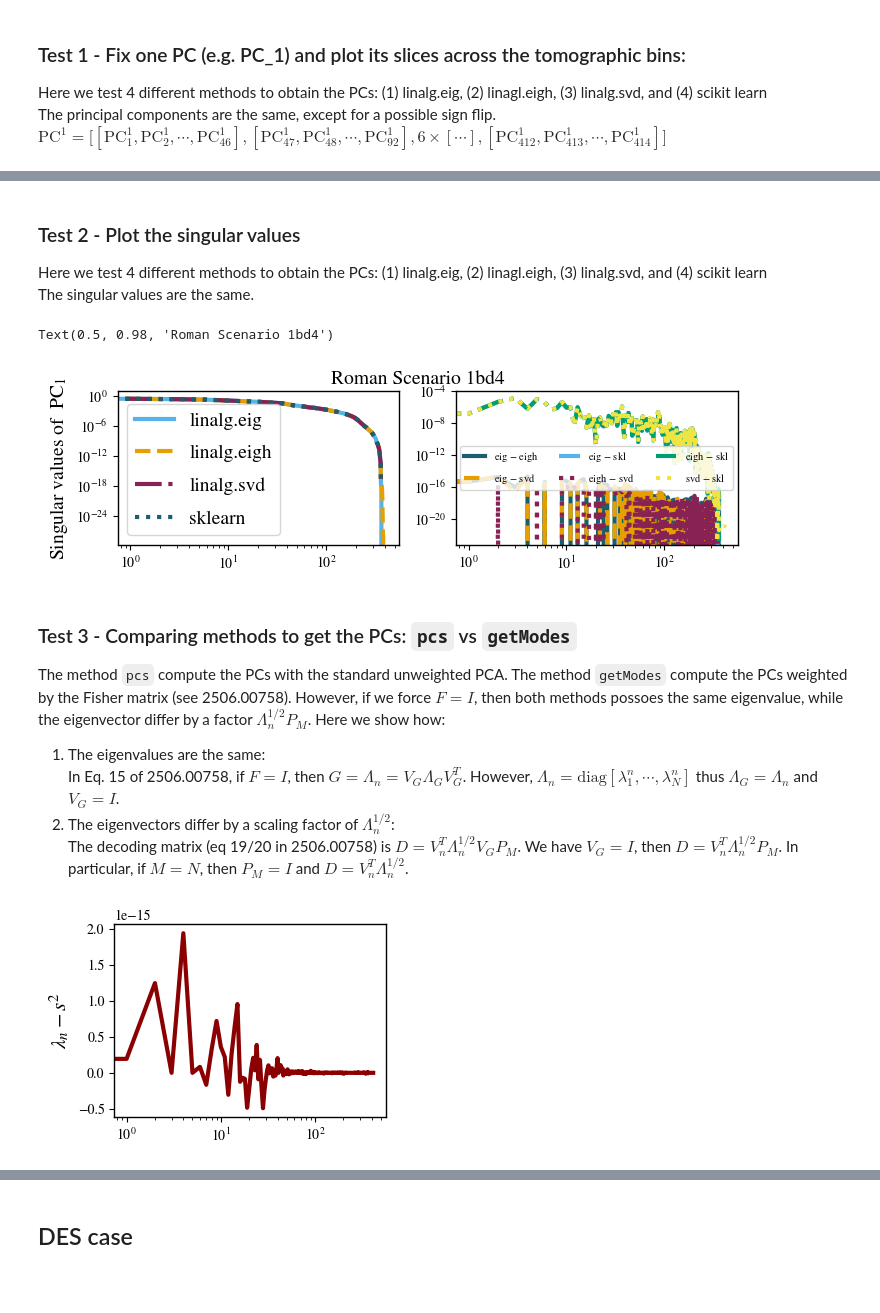
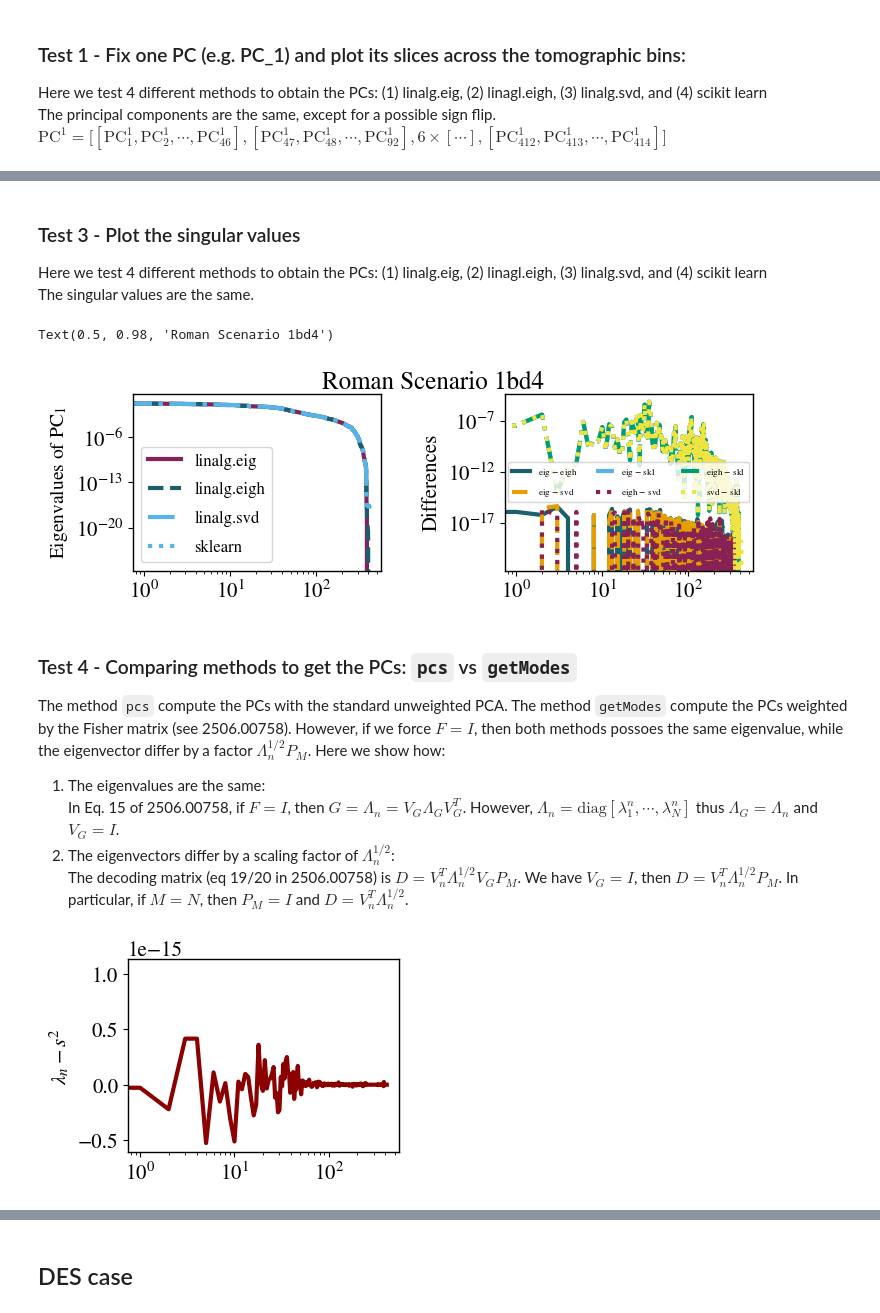
Before and after one commit to Roman-HLIS-Cosmology-PIT/cocoa_photoz, a Jupyter notebook: codes/example.ipynb, the cells around one changed output, grey strips where cells are left out. Cells and saved outputs as stored; diff of their text form; code cells hidden in the pictures; blank space fills up the shorter version.

```diff
--- a/codes/example.ipynb
+++ b/codes/example.ipynb
@@ -3,6 +3,7 @@ import numpy as np
 import matplotlib
 import matplotlib.pyplot as plt
 from matplotlib.ticker import FormatStrFormatter
+from matplotlib.ticker import FuncFormatter
 %matplotlib inline
 import h5py
 from sklearn.decomposition import PCA
@@ -31,6 +32,7 @@ matplotlib.rcParams['legend.labelspacing'] = 0.77
 matplotlib.rcParams['savefig.bbox'] = 'tight'
 matplotlib.rcParams['savefig.format'] = 'pdf'
 matplotlib.rcParams['text.usetex'] = False
+matplotlib.rcParams['font.size'] = 15
 
 colors1 = [
     "#1b5f6f",  # dark teal
@@ -247,11 +261,13 @@ roman_obj = SURVEY('roman')
 Nz,Nt = roman_obj.nz_params()
 z,nz = roman_obj.get_nzs()
 
-eig_vecs, eig_vals = roman_obj.pcs('eig')
-eih_vecs, eigh_vals = roman_obj.pcs('eigh')
-svd_vecs, svd_vals = roman_obj.pcs('svd')
+use_r=False
+
+eig_vecs, eig_vals = roman_obj.pcs('eig',use_r=use_r)
+eih_vecs, eigh_vals = roman_obj.pcs('eigh',use_r=use_r)
+svd_vecs, svd_vals = roman_obj.pcs('svd',use_r=use_r)
 skl_vecs, skl_vals,\
-explained_variance, explained_variance_ratio = roman_obj.pcs('sklearn')
+explained_variance, explained_variance_ratio = roman_obj.pcs('sklearn',use_r=use_r)
 # %%
 plt.figure()
 fig, axes = plt.subplots(nrows=Nt, ncols=1, sharex=True, sharey=False,figsize=(8, 7),
@@ -287,36 +359,37 @@ fig.suptitle(rf"Roman Scenario 1bd4: PC$_{{{pci+1}}}$", fontsize=16, y=0.92);
 # %% [markdown]
-### Test 2 - Plot the singular values
+### Test 3 - Plot the singular values
 Here we test 4 different methods to obtain the PCs:   (1) linalg.eig,  (2) linagl.eigh,  (3) linalg.svd, and (4) scikit learn
 The singular values are the same.
 # %%
 Ms = list(range(Nz*Nt))
-
-fig, axes = plt.subplots(1, 2, figsize=(8, 2), sharex=True)
+colors=["#882255","#1b5f6f",'#56B4E9',"#56B4E9"]
+fig, axes = plt.subplots(1, 2, figsize=(8, 2.3), sharex=True,gridspec_kw={'wspace':.5, 'hspace':1.0})
 
 axes[0].plot(Ms,eig_vals ,c=colors[0],lw=3, ls='-' ,label='linalg.eig')
 axes[0].plot(Ms,eigh_vals,c=colors[1],lw=3, ls='--',label='linalg.eigh')
 axes[0].plot(Ms,svd_vals ,c=colors[2],lw=3, ls='-.',label='linalg.svd')
 axes[0].plot(Ms,skl_vals ,c=colors[3],lw=3, ls=':' ,label='sklearn')
 axes[0].set_xscale('log')
 axes[0].set_yscale('log')
-axes[0].set_ylabel(rf'Singular values of  PC$_1$',fontsize=14)
-axes[0].legend(loc='best',fontsize=14)
+axes[0].set_ylabel(rf'Eigenvalues of PC$_1$',fontsize=14)
+axes[0].legend(loc='best',fontsize=12)
 
 axes[1].loglog(Ms,eig_vals-eigh_vals,c=colors1[0],lw=3, ls='-' ,label=r'eig $-$ eigh')
 axes[1].loglog(Ms,eig_vals-svd_vals, c=colors1[1],lw=3, ls='--',label=r'eig $-$ svd')
 axes[1].loglog(Ms,eig_vals-skl_vals, c=colors1[2],lw=3, ls='-.',label=r'eig $-$ skl')
 
 axes[1].loglog(Ms,eigh_vals-svd_vals,c=colors1[3],lw=3, ls=':' ,label=r'eigh $-$ svd')
 axes[1].loglog(Ms,eigh_vals-skl_vals,c=colors1[4],lw=3, ls='-.',label=r'eigh $-$ skl')
 
 axes[1].loglog(Ms,svd_vals-skl_vals, c=colors1[5],lw=3, ls=':',label=r'svd $-$ skl')
-axes[1].legend(loc='center',fontsize=7.5,ncol=3)
-fig.suptitle('Roman Scenario 1bd4',fontsize=14)
+axes[1].legend(loc='center',fontsize=6.6,ncol=3)
+axes[1].set_ylabel(rf'Differences')
+fig.suptitle('Roman Scenario 1bd4')
 # %% [output]
 Text(0.5, 0.98, 'Roman Scenario 1bd4')
-[figure, old version]
+[figure, new version]
 # %% [markdown]
-### Test 3 - Comparing methods to get the PCs: `pcs` vs `getModes`
+### Test 4 - Comparing methods to get the PCs: `pcs` vs `getModes`
 The method `pcs` compute the PCs with the standard unweighted PCA. The method `getModes` compute the PCs weighted by the Fisher matrix (see 2506.00758). However, if we force $F=I$, then both methods possoes the same eigenvalue, while the eigenvector differ by a factor $\Lambda_n^{1/2}P_M$. Here we show how:
 1. The eigenvalues are the same:
 In Eq. 15 of 2506.00758, if $F=I$, then $G = \Lambda_n = V_G\Lambda_G V_G^T$. However, $\Lambda_n=\text{diag}[\lambda_1^n,\cdots,\lambda_N^n]$ thus $\Lambda_G=\Lambda_n$ and $V_G = I$.
@@ -332,10 +409,11 @@ if not roman_obj.isPD(D):
 
 X, U, ss, resid, Dvec, Dval, Cnvec, Cnval, Um, Vm, M = roman_obj.getModes(D,Cn,chisq_threshold=0);
 # %%
-plt.semilogx(range(len(eig_vals)), eig_vals-ss,ls='-',c='darkred',lw=3)
-plt.ylabel(r'$\lambda_n-s^2$',fontsize=15);
+plt.plot(range(len(eig_vals)), eig_vals-ss,ls='-',c='darkred',lw=3)
+plt.xscale('log')
+plt.ylabel(r'$\lambda_n-s^2$');
 # %% [output]
-[figure, old version]
+[figure, new version]
 # %%
 idx = np.argsort(Cnval)[::-1]
 decoding_matrix  = Cnvec[:,idx] @ np.diag(Cnval[idx]) # Eq 19/20 in 2506.00758 when M = N and Fisher = Identity
```
Also changed, not shown: parts of 14 cells of this notebook.
